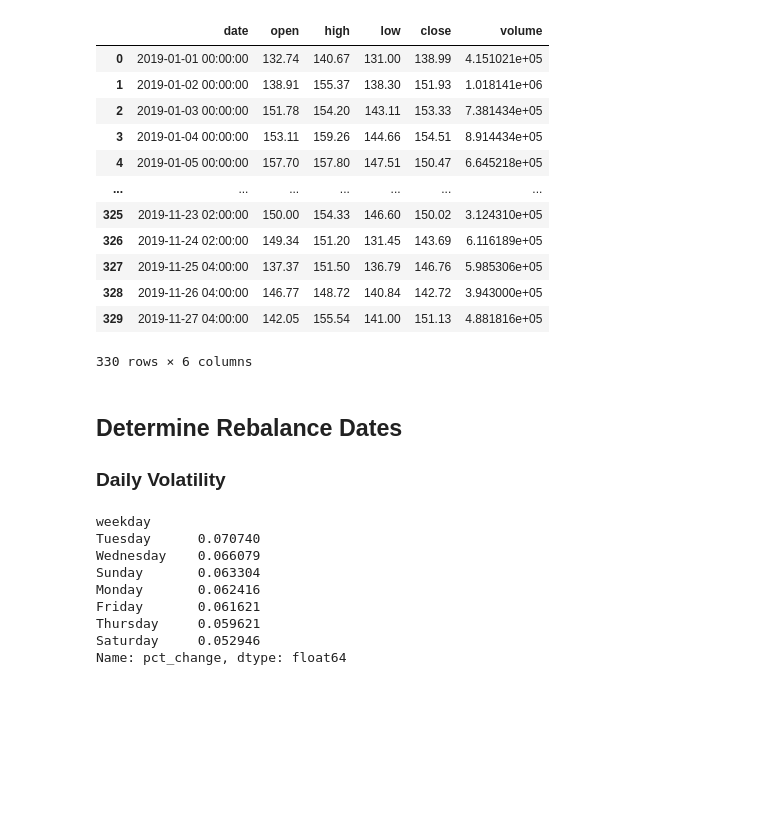
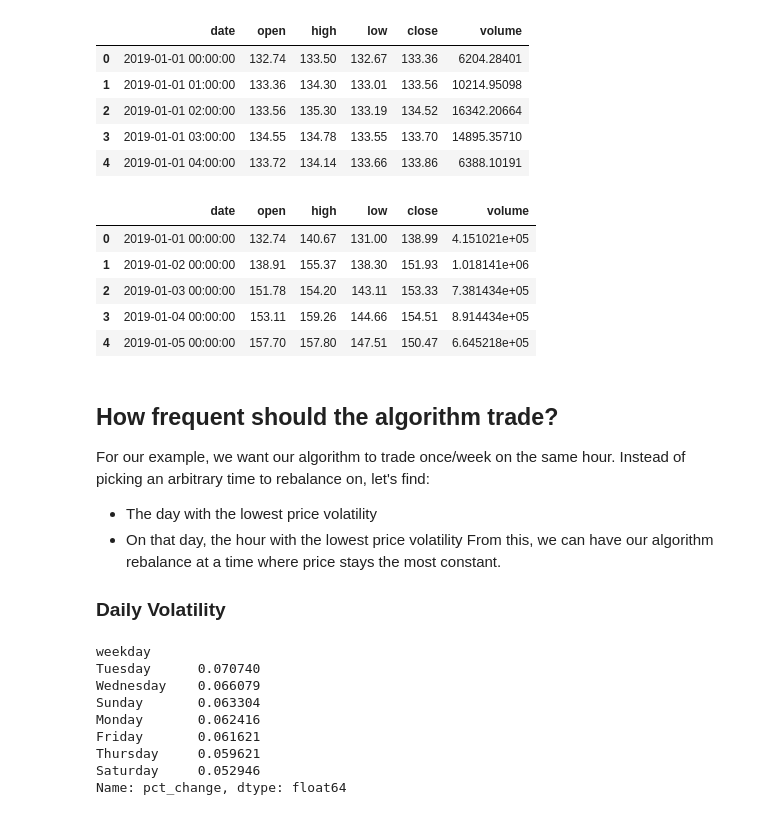
Before and after one commit to pegahcarter/token-sets, a Jupyter notebook: notebooks/1. Basic Backtest.ipynb, the cells around one changed output. Saved outputs shown, nothing was run; the diff lists cells and outputs as text; code cells hidden in the pictures; blank space fills up the shorter version.

```diff
--- a/notebooks/1. Basic Backtest.ipynb
+++ b/notebooks/1. Basic Backtest.ipynb
@@ -18,24 +30,34 @@ eth_1h.head()
+# %%
+eth_1h.head()
+# %% [output]
+|  | date | open | high | low | close | volume |
+| 0 | 2019-01-01 00:00:00 | 132.74 | 133.50 | 132.67 | 133.36 | 6204.28401 |
+| 1 | 2019-01-01 01:00:00 | 133.36 | 134.30 | 133.01 | 133.56 | 10214.95098 |
+| 2 | 2019-01-01 02:00:00 | 133.56 | 135.30 | 133.19 | 134.52 | 16342.20664 |
+| 3 | 2019-01-01 03:00:00 | 134.55 | 134.78 | 133.55 | 133.70 | 14895.35710 |
+| 4 | 2019-01-01 04:00:00 | 133.72 | 134.14 | 133.66 | 133.86 | 6388.10191 |
 # %%
 # Group ETH into 1d candles
+from TAcharts.utils import group_candles
+
 eth_1d = group_candles(eth_1h, interval=24)
-eth_1d
+eth_1d.head()
 # %% [output]
 |  | date | open | high | low | close | volume |
 | 0 | 2019-01-01 00:00:00 | 132.74 | 140.67 | 131.00 | 138.99 | 4.151021e+05 |
 | 1 | 2019-01-02 00:00:00 | 138.91 | 155.37 | 138.30 | 151.93 | 1.018141e+06 |
 | 2 | 2019-01-03 00:00:00 | 151.78 | 154.20 | 143.11 | 153.33 | 7.381434e+05 |
 | 3 | 2019-01-04 00:00:00 | 153.11 | 159.26 | 144.66 | 154.51 | 8.914434e+05 |
 | 4 | 2019-01-05 00:00:00 | 157.70 | 157.80 | 147.51 | 150.47 | 6.645218e+05 |
-| ... | ... | ... | ... | ... | ... | ... |
-| 325 | 2019-11-23 02:00:00 | 150.00 | 154.33 | 146.60 | 150.02 | 3.124310e+05 |
-| 326 | 2019-11-24 02:00:00 | 149.34 | 151.20 | 131.45 | 143.69 | 6.116189e+05 |
-| 327 | 2019-11-25 04:00:00 | 137.37 | 151.50 | 136.79 | 146.76 | 5.985306e+05 |
-| 328 | 2019-11-26 04:00:00 | 146.77 | 148.72 | 140.84 | 142.72 | 3.943000e+05 |
-| 329 | 2019-11-27 04:00:00 | 142.05 | 155.54 | 141.00 | 151.13 | 4.881816e+05 |
-330 rows × 6 columns
-# %% [markdown]
-## Determine Rebalance Dates
-### Daily Volatility
+# %% [markdown]
+## How frequent should the algorithm trade?
+
+For our example, we want our algorithm to trade once/week on the same hour.  Instead of picking an arbitrary time to rebalance on, let's find:
+* The day with the lowest price volatility
+* On that day, the hour with the lowest price volatility
+From this, we can have our algorithm rebalance at a time where price stays the most constant.
+
+### Daily Volatility
 # %%
 def calc_pct_change(high, low, _open):
     return (high - low) / _open
```
Also changed, not shown: parts of 19 cells of this notebook.
